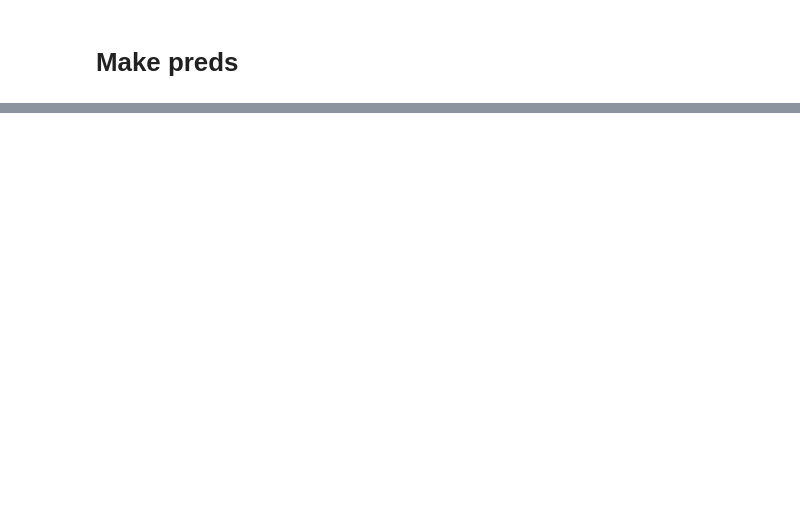
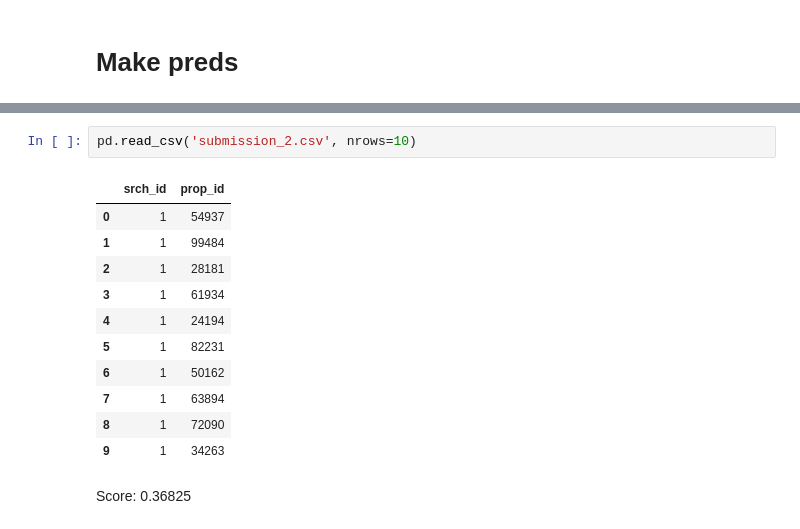
Before and after one commit to OlegBEZb/Personalize-Expedia-Hotel-Searches, a Jupyter notebook: Catboost_ranker_book_click_not.ipynb, the cells around one changed output, grey strips where cells are left out. Cells and saved outputs as stored; diff of their text form; blank space fills up the shorter version.

```diff
--- a/Catboost_ranker_book_click_not.ipynb
+++ b/Catboost_ranker_book_click_not.ipynb
@@ -217,0 +223,16 @@ pd.read_csv('sumbission_2.csv', nrows=10)
+# %%
+pd.read_csv('submission_2.csv', nrows=10)
+# %% [output]
+|  | srch_id | prop_id |
+| 0 | 1 | 54937 |
+| 1 | 1 | 99484 |
+| 2 | 1 | 28181 |
+| 3 | 1 | 61934 |
+| 4 | 1 | 24194 |
+| 5 | 1 | 82231 |
+| 6 | 1 | 50162 |
+| 7 | 1 | 63894 |
+| 8 | 1 | 72090 |
+| 9 | 1 | 34263 |
+# %% [markdown]
+Score: 0.36825
```
Also changed, not shown: parts of 17 cells of this notebook, 5 other files.
